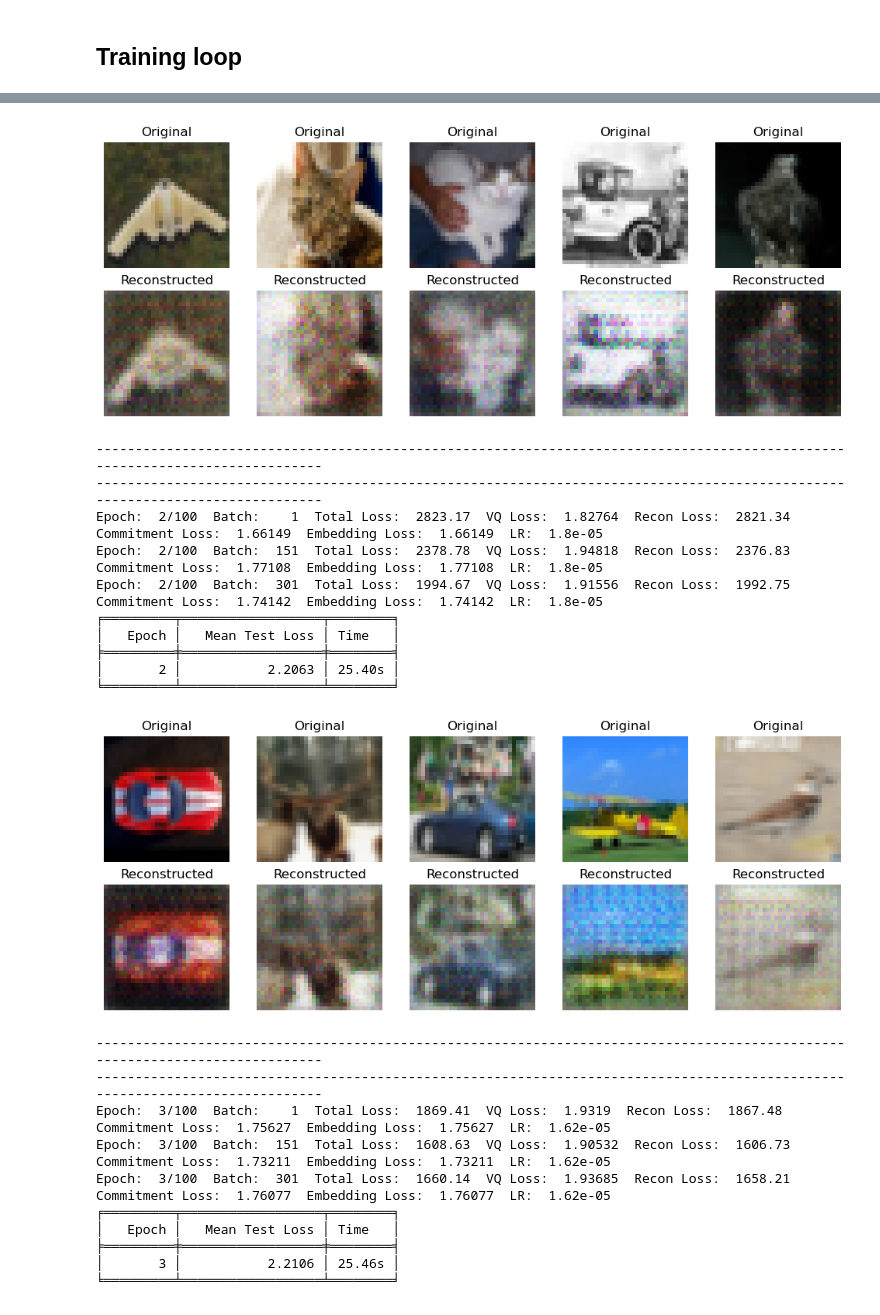
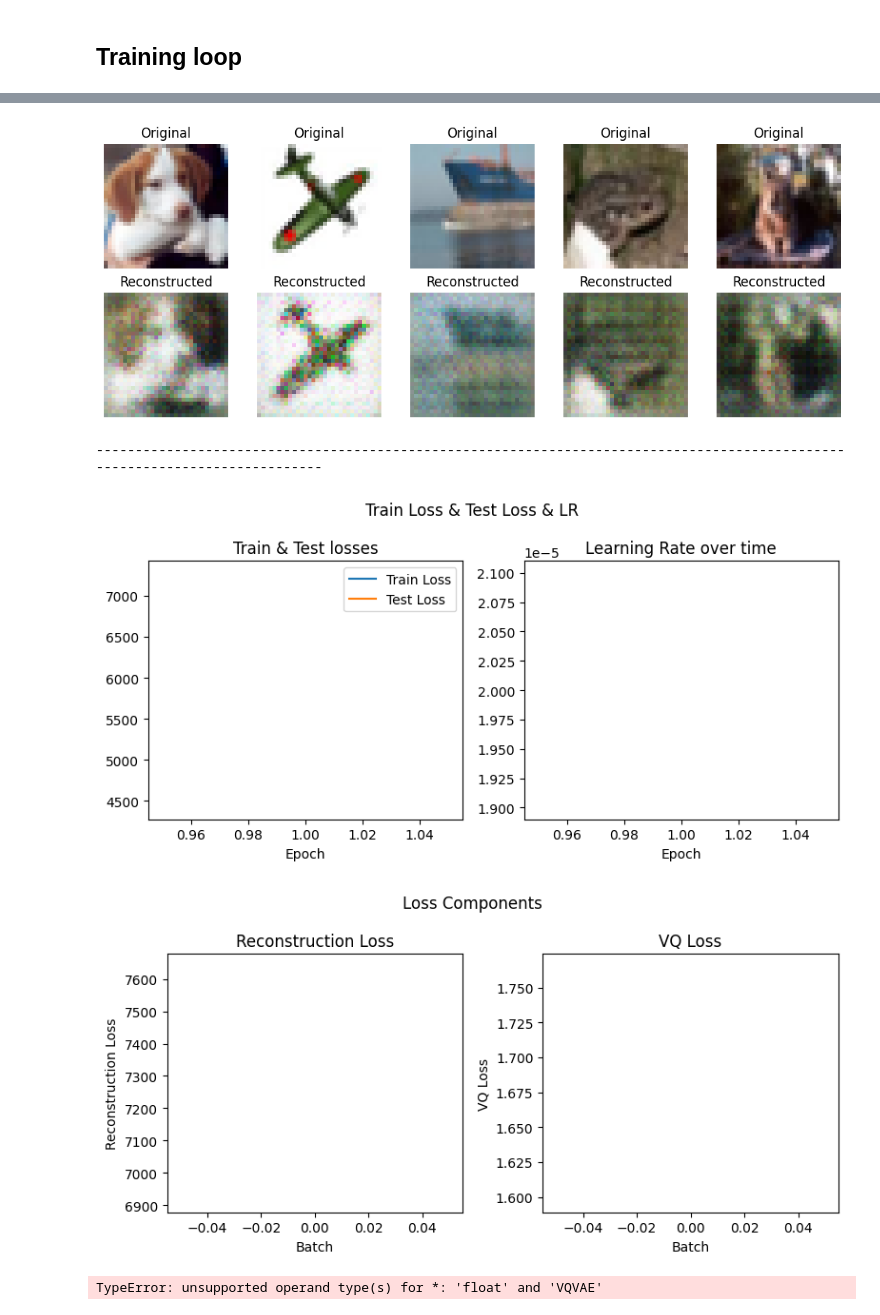
Before and after one commit to a-kori/vae_vq-vae, a Jupyter notebook: VQ-VAE/train.ipynb, the cells around one changed output, grey strips where cells are left out. Drawn from its saved outputs; the diff is of its cells as text; code cells hidden in the pictures.

```diff
--- a/VQ-VAE/train.ipynb
+++ b/VQ-VAE/train.ipynb
@@ -22,7 +24,7 @@ from plotting import plot_loss_lr, plot_loss_components
 # %%
 # Hyperparameters
 batch_size = 128 # Number of images per update of the network
-num_epochs = 100 # One epoch means seeing every image of the training dataset
+num_epochs = 1 # One epoch means seeing every image of the training dataset
 latent_dim = 256  # Size of the latent space
 input_channels = 3  # CIFAR-10 images have 3 color channels
 learning_rate = 2e-5 # Determines how drastically the parameters of the network change
@@ -37,7 +39,7 @@ print(f'Using device: {device}')
 print('=========================================')
 
 # Put the neural network on the selected device
-model = networks.VQVAE(input_channels=input_channels,emb_dim=embedding_dimension,n_embed=number_embedding_vectors,beta=beta)
+model = networks.VQVAE(input_channels=input_channels, emb_dim=embedding_dimension, n_embed=number_embedding_vectors, beta=beta)
 model.to(device)
 
 # Loss function
@@ -87,11 +90,8 @@ Files already downloaded and verified
 # %% [markdown]
 ## Training loop
 # %%
-
-import time
-import torch
-import torch.nn.functional as F
-from tabulate import tabulate
+# Suppress user warnings
+warnings.filterwarnings("ignore")
 
 # Initialize lists for tracking losses and learning rates
 train_losses = []
@@ -190,5 +190,8 @@ plot_loss_lr(num_epochs, train_losses, test_losses, learning_rates)
 plot_loss_components(reconstruction_losses, vq_losses)
 
 # Create a video  of images that show the interpolation on a linear trajectory between z1 and z2
+z1 = torch.randn((embedding_dimension, 8, 8))
+z2 = torch.randn((embedding_dimension, 8, 8))
+interpolate(model, z1, z2, steps=30)
 # %% [output]
 -----------------------------------------------------------------------------------------------------------------------------
@@ -202,23 +205,6 @@ Epoch:  1/100  Batch:  301  Total Loss:  3333.91  VQ Loss:  1.76759  Recon Loss:
 ╘═════════╧══════════════════╧════════╛
-[figure, old version]
+[figure, new version]
 -----------------------------------------------------------------------------------------------------------------------------
------------------------------------------------------------------------------------------------------------------------------
-Epoch:  2/100  Batch:    1  Total Loss:  2823.17  VQ Loss:  1.82764  Recon Loss:  2821.34  Commitment Loss:  1.66149  Embedding Loss:  1.66149  LR:  1.8e-05
-Epoch:  2/100  Batch:  151  Total Loss:  2378.78  VQ Loss:  1.94818  Recon Loss:  2376.83  Commitment Loss:  1.77108  Embedding Loss:  1.77108  LR:  1.8e-05
-Epoch:  2/100  Batch:  301  Total Loss:  1994.67  VQ Loss:  1.91556  Recon Loss:  1992.75  Commitment Loss:  1.74142  Embedding Loss:  1.74142  LR:  1.8e-05
-╒═════════╤══════════════════╤════════╕
-│   Epoch │   Mean Test Loss │ Time   │
-╞═════════╪══════════════════╪════════╡
-│       2 │           2.2063 │ 25.40s │
-╘═════════╧══════════════════╧════════╛
-[figure, old version]
+[figure, new version]
+[figure, new version]
------------------------------------------------------------------------------------------------------------------------------
------------------------------------------------------------------------------------------------------------------------------
-Epoch:  3/100  Batch:    1  Total Loss:  1869.41  VQ Loss:  1.9319  Recon Loss:  1867.48  Commitment Loss:  1.75627  Embedding Loss:  1.75627  LR:  1.62e-05
-Epoch:  3/100  Batch:  151  Total Loss:  1608.63  VQ Loss:  1.90532  Recon Loss:  1606.73  Commitment Loss:  1.73211  Embedding Loss:  1.73211  LR:  1.62e-05
-Epoch:  3/100  Batch:  301  Total Loss:  1660.14  VQ Loss:  1.93685  Recon Loss:  1658.21  Commitment Loss:  1.76077  Embedding Loss:  1.76077  LR:  1.62e-05
-╒═════════╤══════════════════╤════════╕
-│   Epoch │   Mean Test Loss │ Time   │
-╞═════════╪══════════════════╪════════╡
-│       3 │           2.2106 │ 25.46s │
-╘═════════╧══════════════════╧════════╛
+TypeError: unsupported operand type(s) for *: 'float' and 'VQVAE'
```
Also changed, not shown: parts of 3 cells of this notebook.
